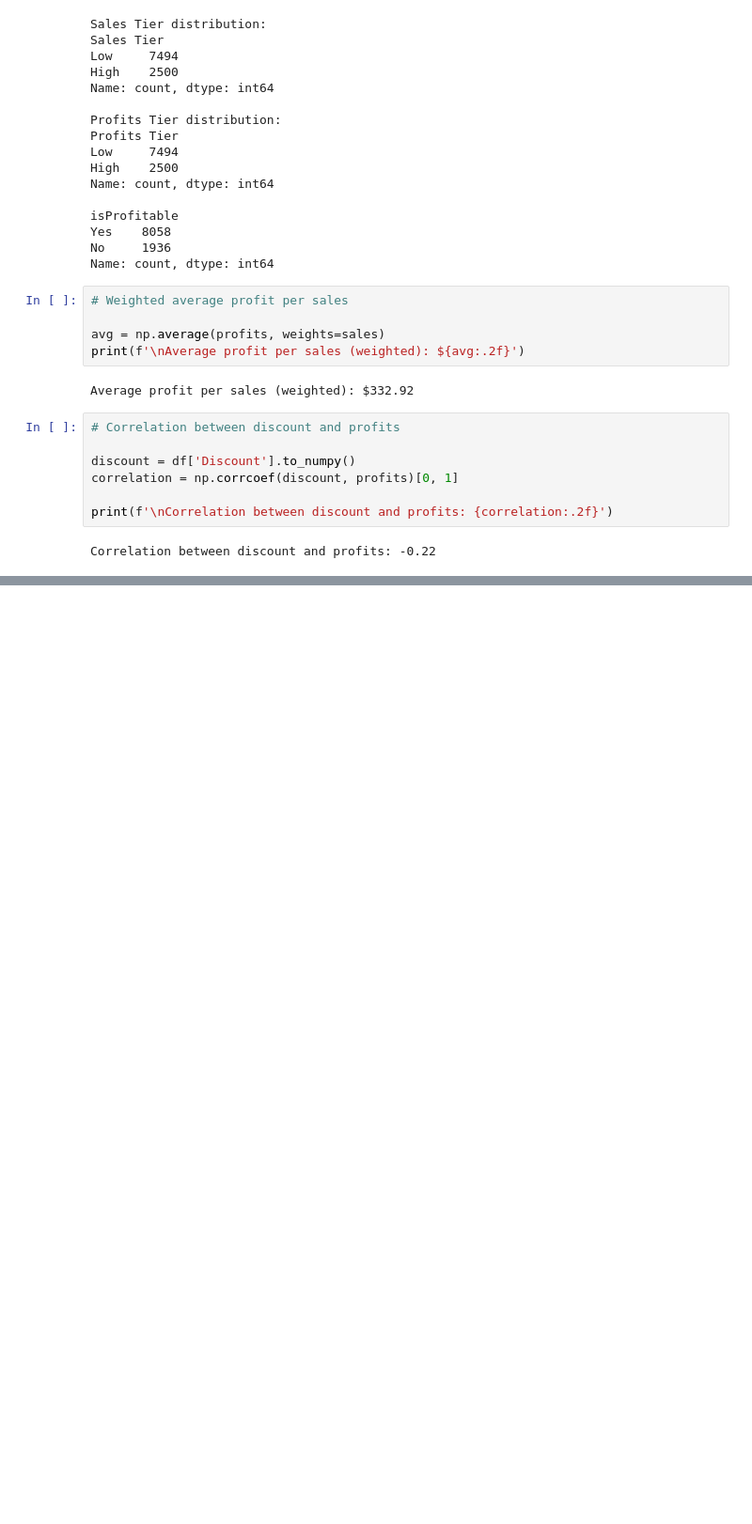
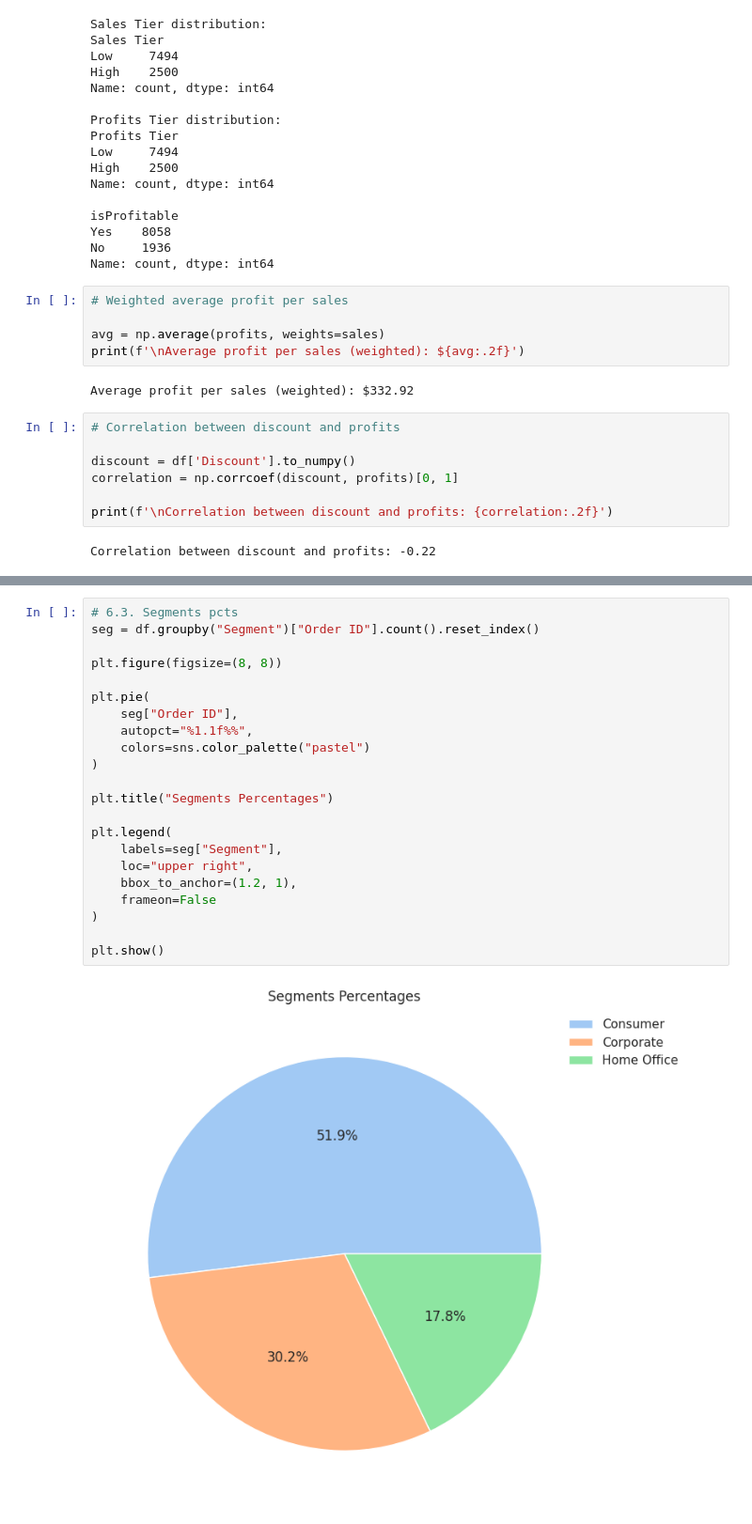
Before and after one commit to hamzahbraimo/superstore-sales-analysis, a Jupyter notebook: notebooks/analysis.ipynb, the cells around one changed output, grey strips where cells are left out. Shown at 94% size. Cells and saved outputs as stored; diff of their text form; blank space fills up the shorter version.

```diff
--- a/notebooks/analysis.ipynb
+++ b/notebooks/analysis.ipynb
@@ -442,0 +519,24 @@ Correlation between discount and profits: -0.22
+# %%
+# 6.3. Segments pcts
+seg = df.groupby("Segment")["Order ID"].count().reset_index()
+
+plt.figure(figsize=(8, 8))
+
+plt.pie(
+    seg["Order ID"],
+    autopct="%1.1f%%",
+    colors=sns.color_palette("pastel")
+)
+
+plt.title("Segments Percentages")
+
+plt.legend(
+    labels=seg["Segment"],
+    loc="upper right",
+    bbox_to_anchor=(1.2, 1),
+    frameon=False
+)
+
+plt.show()
+# %% [output]
+[figure, added]
```
Also changed, not shown: parts of 15 cells of this notebook, 1 other file.
